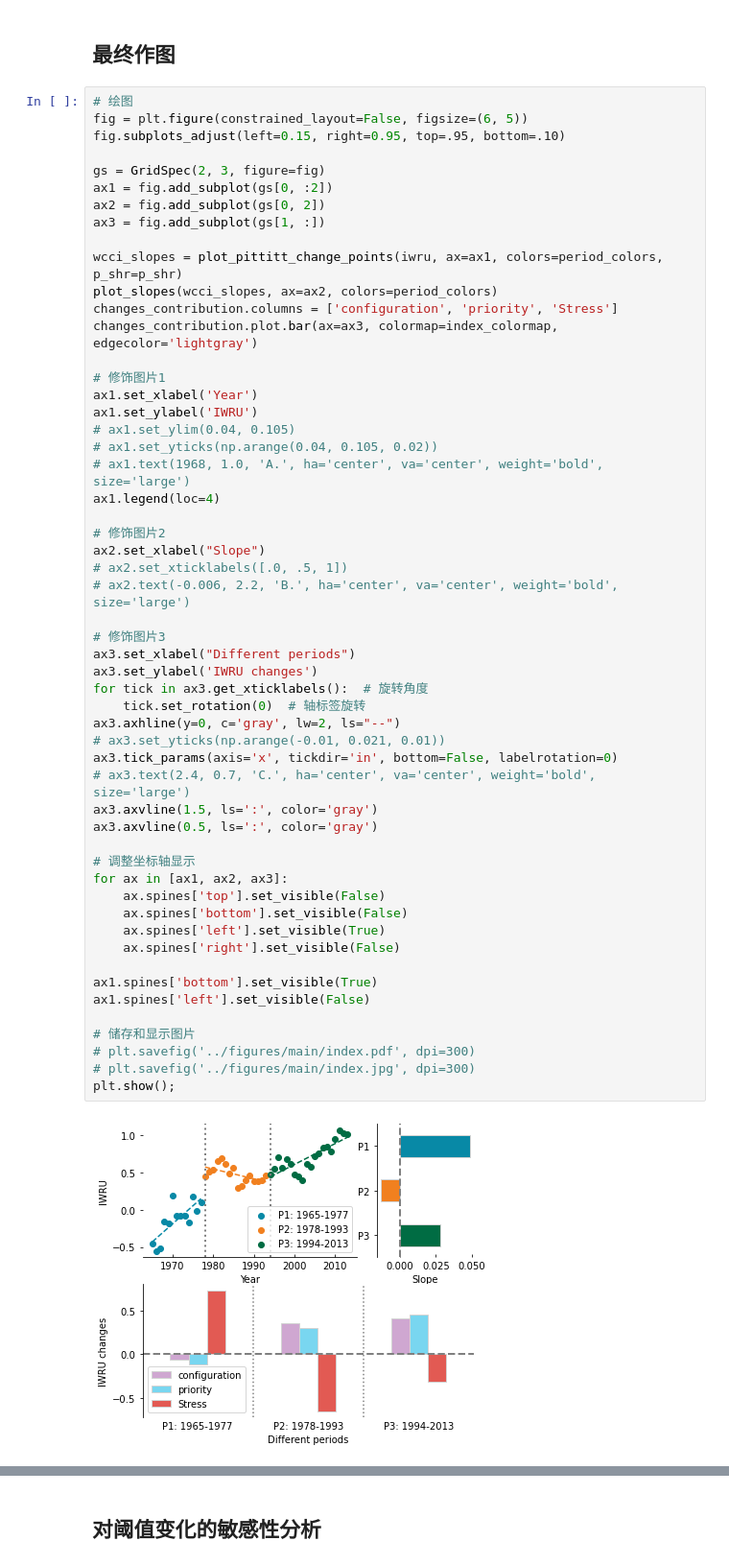
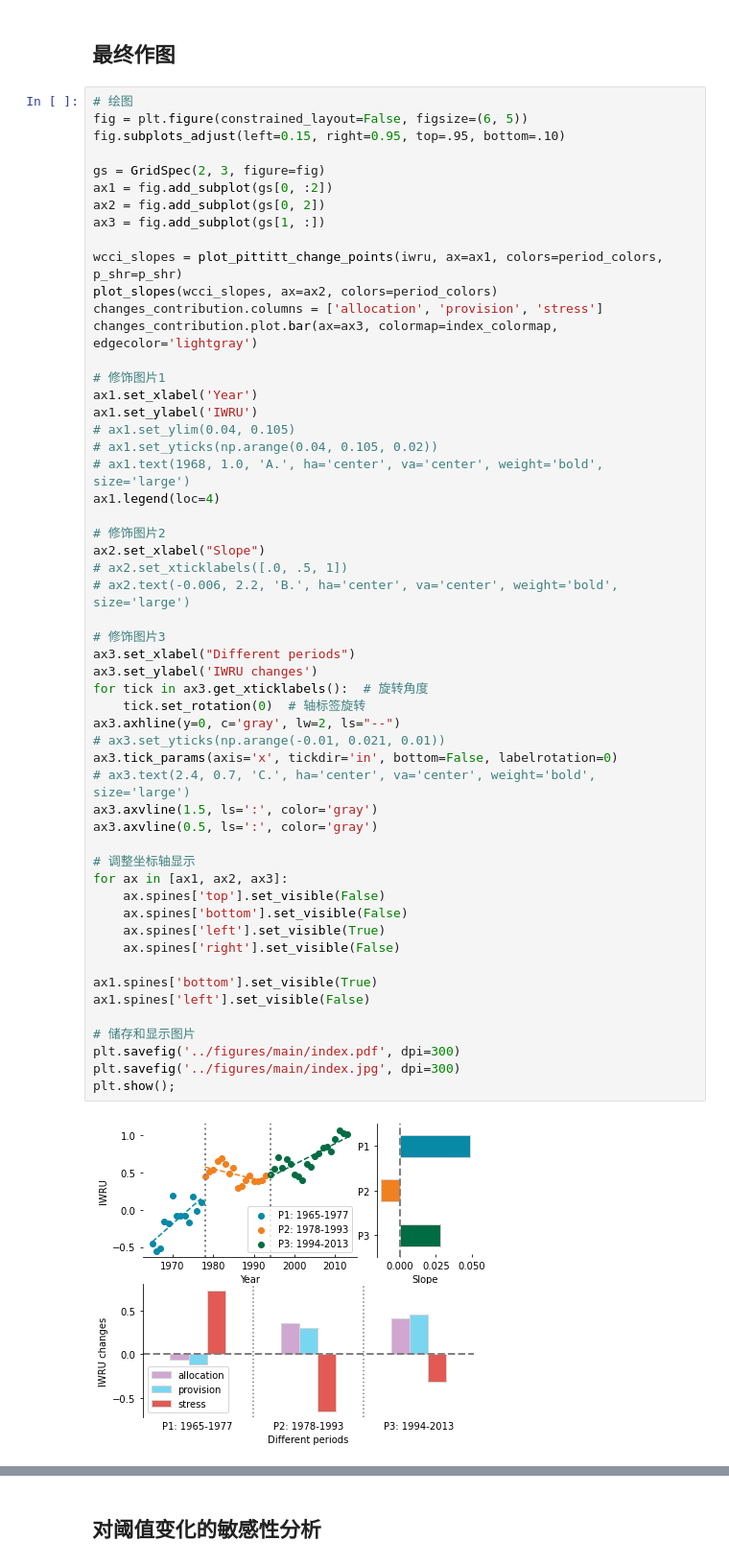
Before and after one commit to SongshGeo/Water-Governance-Regimes, a Jupyter notebook: notebooks/water_regime_index.ipynb, the cells around one changed output, grey strips where cells are left out. Shown at 96% size. Saved outputs shown, nothing was run; the diff lists cells and outputs as text.

Commit message:
change configuration to allocation, priority to provision

```diff
--- a/notebooks/water_regime_index.ipynb
+++ b/notebooks/water_regime_index.ipynb
@@ -798,7 +798,7 @@ ax3 = fig.add_subplot(gs[1, :])
 
 wcci_slopes = plot_pittitt_change_points(iwru, ax=ax1, colors=period_colors, p_shr=p_shr)
 plot_slopes(wcci_slopes, ax=ax2, colors=period_colors)
-changes_contribution.columns = ['configuration', 'priority', 'Stress']
+changes_contribution.columns = ['allocation', 'provision', 'stress']
 changes_contribution.plot.bar(ax=ax3, colormap=index_colormap, edgecolor='lightgray')
 
 # 修饰图片1
@@ -812,36 +812,36 @@ ax1.legend(loc=4)
 # 修饰图片2
 ax2.set_xlabel("Slope")
 # ax2.set_xticklabels([.0, .5, 1])
 # ax2.text(-0.006, 2.2, 'B.', ha='center', va='center', weight='bold', size='large')
 
 # 修饰图片3
 ax3.set_xlabel("Different periods")
 ax3.set_ylabel('IWRU changes')
 for tick in ax3.get_xticklabels():  # 旋转角度
     tick.set_rotation(0)  # 轴标签旋转
 ax3.axhline(y=0, c='gray', lw=2, ls="--")
 # ax3.set_yticks(np.arange(-0.01, 0.021, 0.01))
 ax3.tick_params(axis='x', tickdir='in', bottom=False, labelrotation=0)
 # ax3.text(2.4, 0.7, 'C.', ha='center', va='center', weight='bold', size='large')
 ax3.axvline(1.5, ls=':', color='gray')
 ax3.axvline(0.5, ls=':', color='gray')
 
 # 调整坐标轴显示
 for ax in [ax1, ax2, ax3]:
     ax.spines['top'].set_visible(False)
     ax.spines['bottom'].set_visible(False)
     ax.spines['left'].set_visible(True)
     ax.spines['right'].set_visible(False)
 
 ax1.spines['bottom'].set_visible(True)
 ax1.spines['left'].set_visible(False)
 
 # 储存和显示图片
-# plt.savefig('../figures/main/index.pdf', dpi=300)
-# plt.savefig('../figures/main/index.jpg', dpi=300)
+plt.savefig('../figures/main/index.pdf', dpi=300)
+plt.savefig('../figures/main/index.jpg', dpi=300)
 plt.show();
 # %% [output]
-[figure, old version]
+[figure, new version]
 # %%
 changes_contribution
 for index in ["Stress", "configuration", "priority"]:
```
Also changed, not shown: parts of 8 cells of this notebook, 6 other files.
